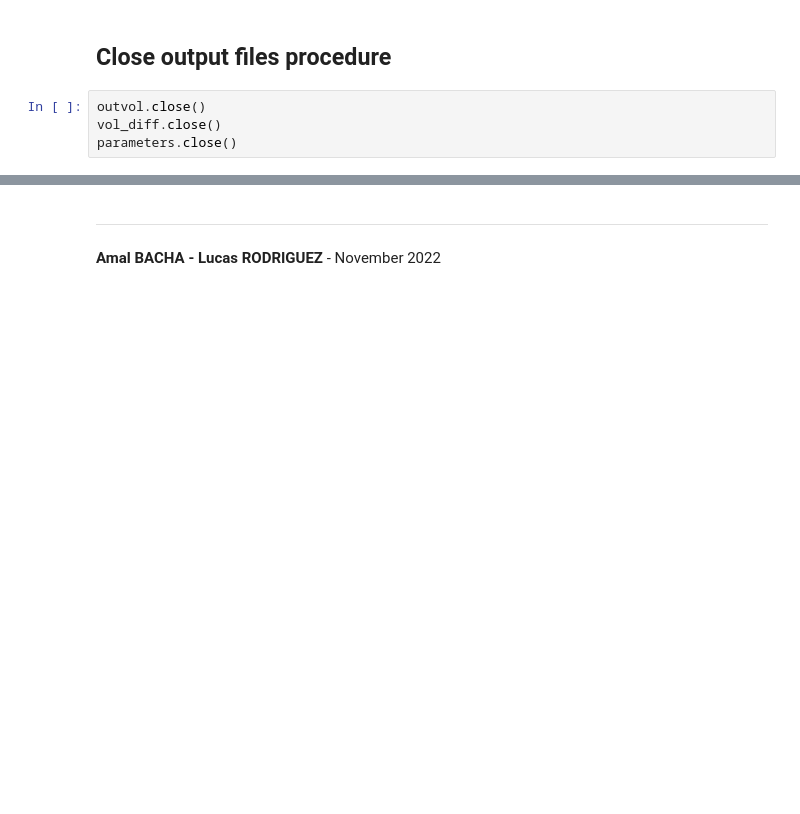
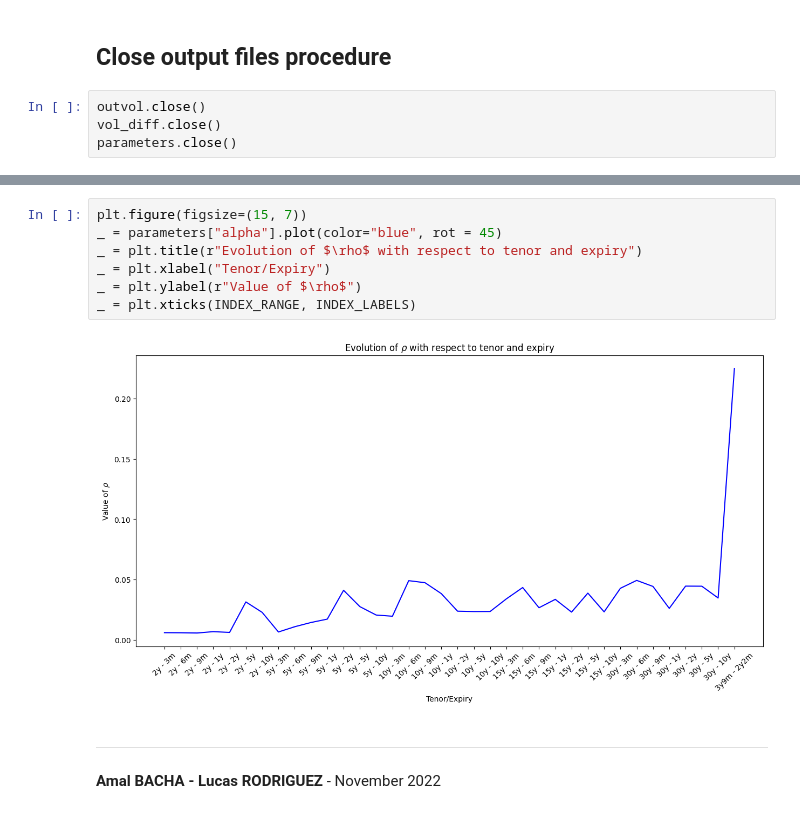
Before and after one commit to lcsrodriguez/SABR_Volatility-Rates, a Jupyter notebook: main.ipynb, the cells around one changed output, grey strips where cells are left out. Drawn from its saved outputs; the diff is of its cells as text; blank space fills up the shorter version.

```diff
--- a/main.ipynb
+++ b/main.ipynb
@@ -340,3 +384,12 @@ parameters.close()
+# %%
+plt.figure(figsize=(15, 7))
+_ = parameters["alpha"].plot(color="blue", rot = 45)
+_ = plt.title(r"Evolution of $\rho$ with respect to tenor and expiry")
+_ = plt.xlabel("Tenor/Expiry")
+_ = plt.ylabel(r"Value of $\rho$")
+_ = plt.xticks(INDEX_RANGE, INDEX_LABELS)
+# %% [output]
+[figure, added]
 # %% [markdown]
 ---
 
```
Also changed, not shown: parts of 13 cells of this notebook.
